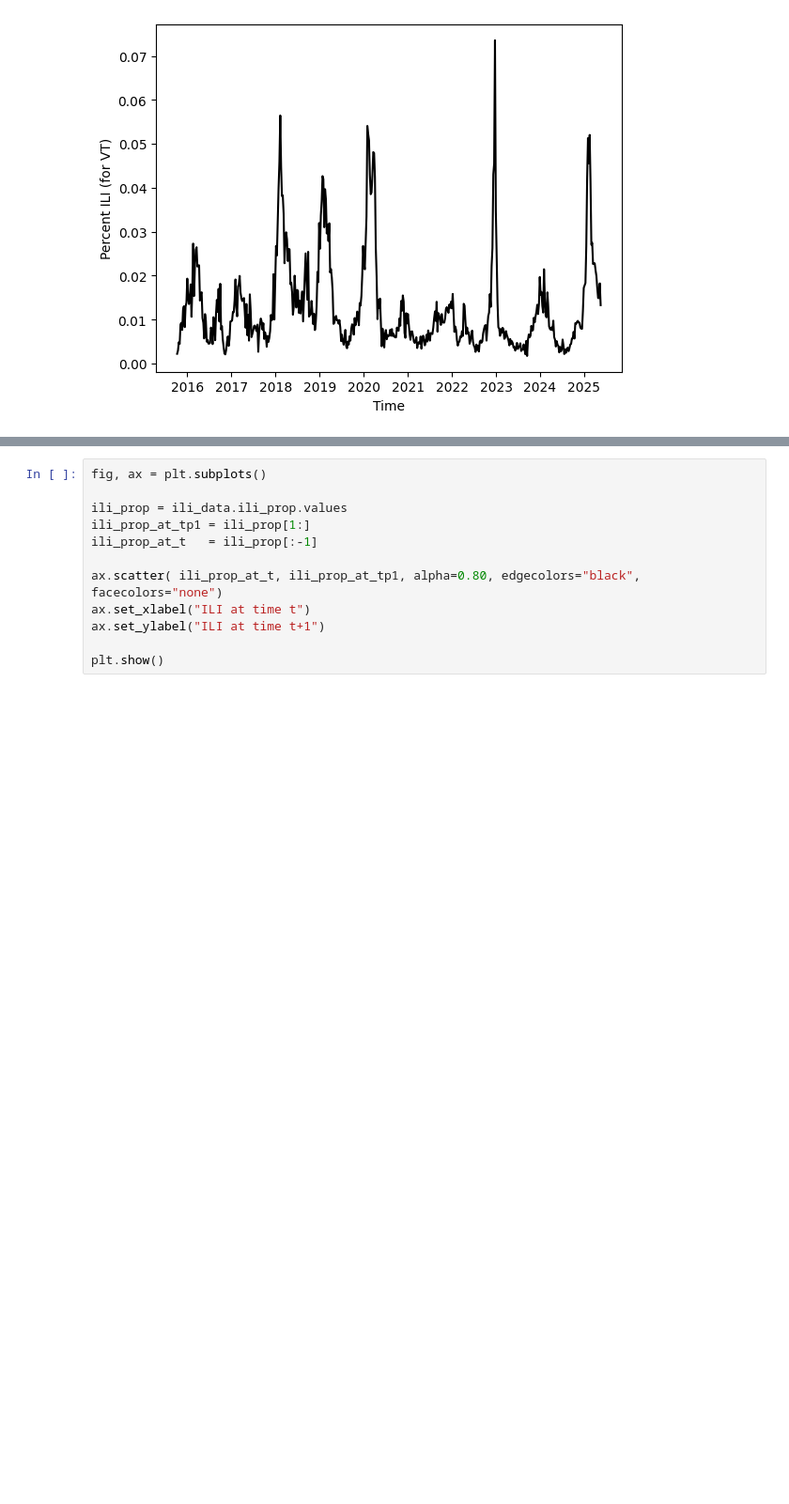
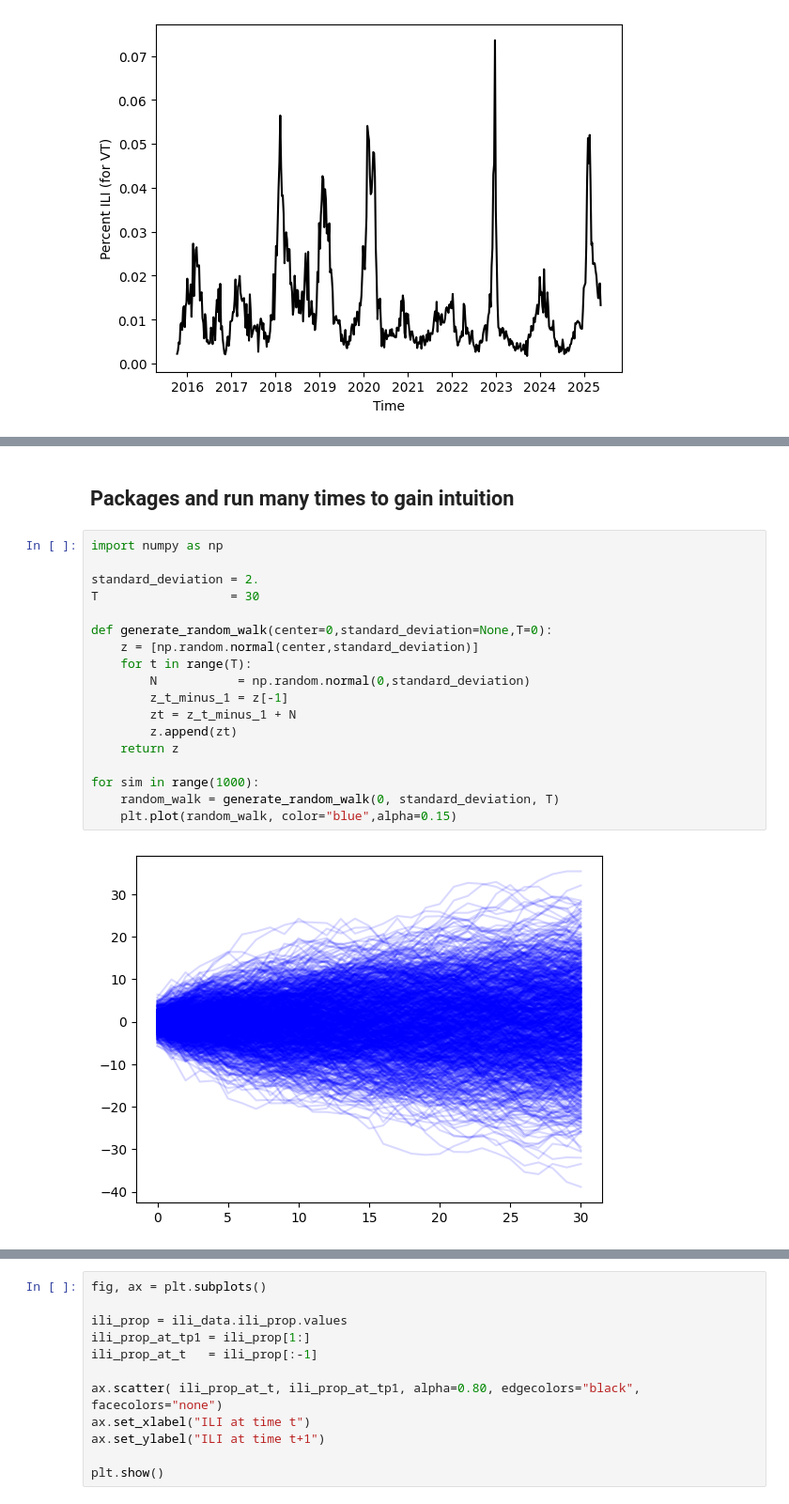
Before and after one commit to computationalUncertaintyLab/2025-AMPH-TSA, a Jupyter notebook: 2025-10-16-AMPH.ipynb, the cells around one changed output, grey strips where cells are left out. Shown at 94% size. Cells and saved outputs as stored; diff of their text form; blank space fills up the shorter version.

```diff
--- a/2025-10-16-AMPH.ipynb
+++ b/2025-10-16-AMPH.ipynb
@@ -83,0 +103,22 @@ This is often called a lag 1-plot.
+# %% [markdown]
+## Packages and run many times to gain intuition
+# %%
+import numpy as np
+
+standard_deviation = 2.
+T                  = 30
+
+def generate_random_walk(center=0,standard_deviation=None,T=0):
+    z = [np.random.normal(center,standard_deviation)]
+    for t in range(T):
+        N           = np.random.normal(0,standard_deviation)
+        z_t_minus_1 = z[-1]
+        zt = z_t_minus_1 + N
+        z.append(zt)
+    return z
+
+for sim in range(1000):
+    random_walk = generate_random_walk(0, standard_deviation, T)
+    plt.plot(random_walk, color="blue",alpha=0.15)
+# %% [output]
+[figure, added]
```
Also changed, not shown: parts of 13 cells of this notebook.
